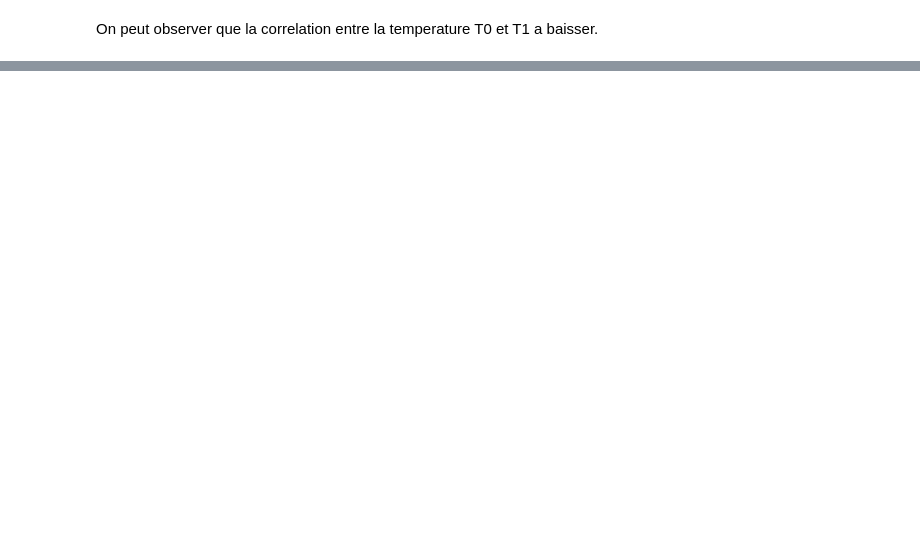
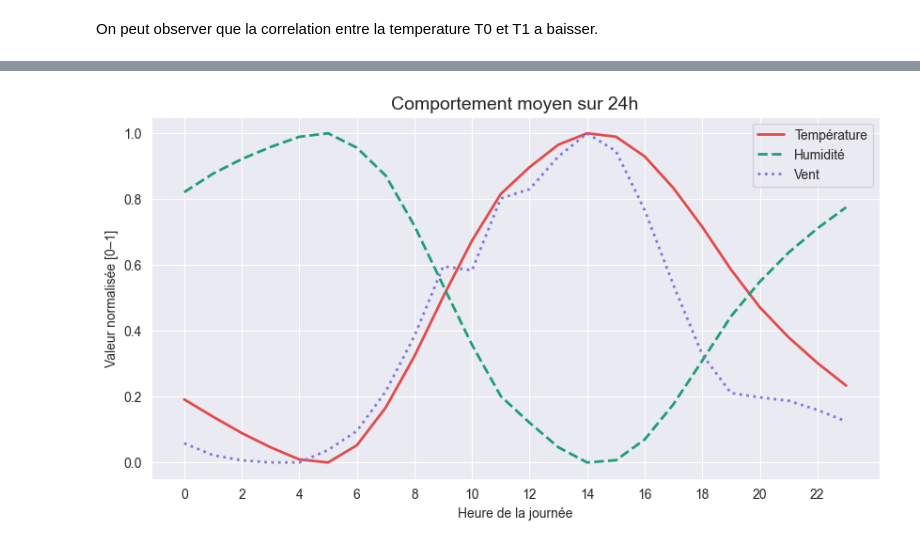
Before and after one commit to qevan91/Projet-fil-rouge-b3, a Jupyter notebook: main.ipynb, the cells around one changed output, grey strips where cells are left out. Saved outputs shown, nothing was run; the diff lists cells and outputs as text; code cells hidden in the pictures; blank space fills up the shorter version.

```diff
--- a/main.ipynb
+++ b/main.ipynb
@@ -350,3 +369,16 @@ sunshine_duration            0.401192
 dtype: float64
 # %% [markdown]
 On peut observer que la correlation entre la temperature T0 et T1 a baisser.
+# %%
+if 'heure' not in df.columns:
+    df['heure'] = df['date'].dt.hour
+if 'mois' not in df.columns:
+    df['mois']  = df['date'].dt.month
+
+PALETTE_SAISONS = {
+    'Printemps': '#639922',
+    'Été':       '#BA7517',
+    'Automne':   '#D85A30',
+    'Hiver':     '#185FA5',
+}
+MOIS_LABELS = ['Jan','Fév','Mar','Avr','Mai','Jun','Jul','Aoû','Sep','Oct','Nov','Déc']
@@ -352,0 +408,22 @@ On peut observer que la correlation entre la temperature T0 et T1 a baisser.
+# %%
+plt.figure(figsize=(10, 5))
+profil = df.groupby('heure').agg(
+    temp     = ('temperature_2m',       'mean'),
+    humidite = ('relative_humidity_2m', 'mean'),
+    vent     = ('wind_speed_10m',        'mean'),
+).reset_index()
+
+def norm(s): return (s - s.min()) / (s.max() - s.min())
+
+plt.plot(profil['heure'], norm(profil['temp']), color='#E24B4A', lw=2, label='Température')
+plt.plot(profil['heure'], norm(profil['humidite']), color='#1D9E75', lw=2, linestyle='--', label='Humidité')
+plt.plot(profil['heure'], norm(profil['vent']), color='#7F77DD', lw=2, linestyle=':', label='Vent')
+
+plt.xlabel('Heure de la journée')
+plt.ylabel('Valeur normalisée [0–1]')
+plt.title('Comportement moyen sur 24h', fontsize=14)
+plt.xticks(range(0, 24, 2))
+plt.legend()
+plt.show()
+# %% [output]
+[figure, added]
```
Also changed, not shown: parts of 19 cells of this notebook, 5 other files.
